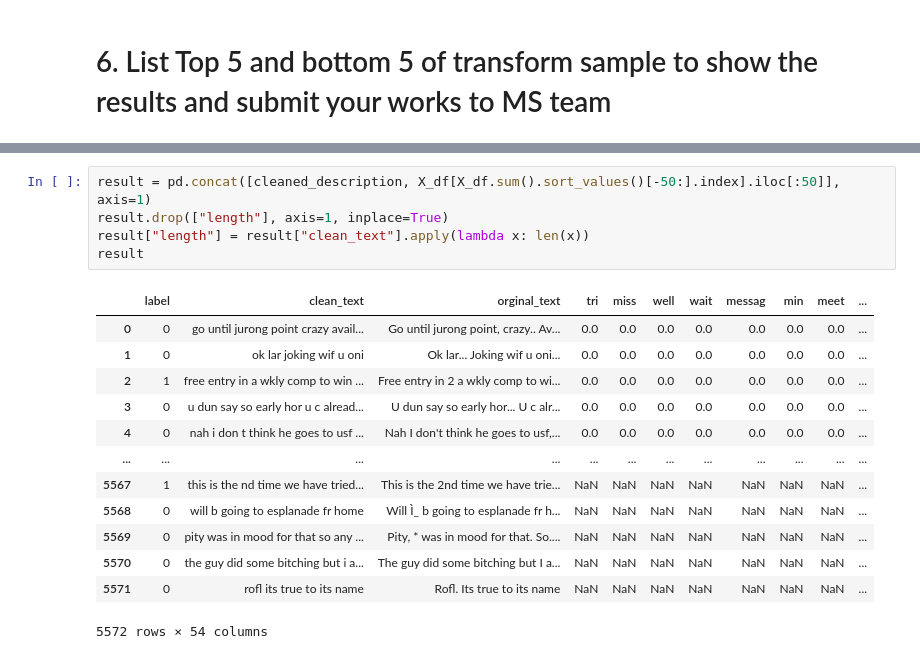
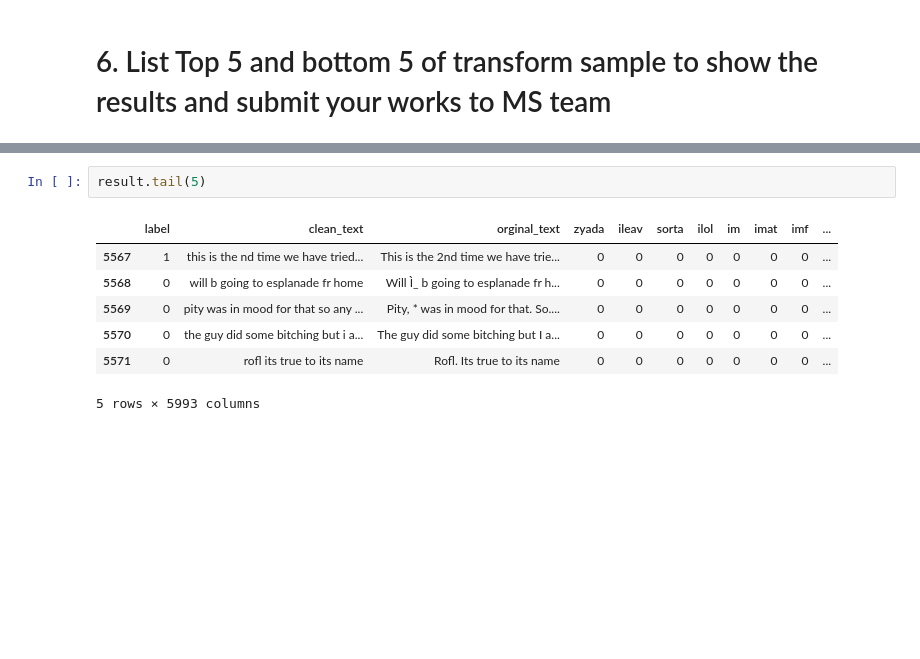
Before and after one commit to DeitYzS/NLP-Workshop-2, a Jupyter notebook: main.ipynb, the cells around one changed output, grey strips where cells are left out. Saved outputs shown, nothing was run; the diff lists cells and outputs as text; blank space fills up the shorter version.

```diff
--- a/main.ipynb
+++ b/main.ipynb
@@ -195,19 +175,10 @@ rslt.head(5)
-# %%
-result = pd.concat([cleaned_description, X_df[X_df.sum().sort_values()[-50:].index].iloc[:50]], axis=1)
-result.drop(["length"], axis=1, inplace=True)
-result["length"] = result["clean_text"].apply(lambda x: len(x))
-result
-# %% [output]
-|  | label | clean_text | orginal_text | tri | miss | well | wait | messag | min | meet | ... |
-| 0 | 0 | go until jurong point crazy avail... | Go until jurong point, crazy.. Av... | 0.0 | 0.0 | 0.0 | 0.0 | 0.0 | 0.0 | 0.0 | ... |
-| 1 | 0 | ok lar joking wif u oni | Ok lar... Joking wif u oni... | 0.0 | 0.0 | 0.0 | 0.0 | 0.0 | 0.0 | 0.0 | ... |
-| 2 | 1 | free entry in a wkly comp to win ... | Free entry in 2 a wkly comp to wi... | 0.0 | 0.0 | 0.0 | 0.0 | 0.0 | 0.0 | 0.0 | ... |
-| 3 | 0 | u dun say so early hor u c alread... | U dun say so early hor... U c alr... | 0.0 | 0.0 | 0.0 | 0.0 | 0.0 | 0.0 | 0.0 | ... |
-| 4 | 0 | nah i don t think he goes to usf ... | Nah I don't think he goes to usf,... | 0.0 | 0.0 | 0.0 | 0.0 | 0.0 | 0.0 | 0.0 | ... |
-| ... | ... | ... | ... | ... | ... | ... | ... | ... | ... | ... | ... |
-| 5567 | 1 | this is the nd time we have tried... | This is the 2nd time we have trie... | NaN | NaN | NaN | NaN | NaN | NaN | NaN | ... |
-| 5568 | 0 | will b going to esplanade fr home | Will Ì_ b going to esplanade fr h... | NaN | NaN | NaN | NaN | NaN | NaN | NaN | ... |
-| 5569 | 0 | pity was in mood for that so any ... | Pity, * was in mood for that. So.... | NaN | NaN | NaN | NaN | NaN | NaN | NaN | ... |
-| 5570 | 0 | the guy did some bitching but i a... | The guy did some bitching but I a... | NaN | NaN | NaN | NaN | NaN | NaN | NaN | ... |
-| 5571 | 0 | rofl its true to its name | Rofl. Its true to its name | NaN | NaN | NaN | NaN | NaN | NaN | NaN | ... |
-5572 rows × 54 columns
+# %%
+result.tail(5)
+# %% [output]
+|  | label | clean_text | orginal_text | zyada | ileav | sorta | ilol | im | imat | imf | ... |
+| 5567 | 1 | this is the nd time we have tried... | This is the 2nd time we have trie... | 0 | 0 | 0 | 0 | 0 | 0 | 0 | ... |
+| 5568 | 0 | will b going to esplanade fr home | Will Ì_ b going to esplanade fr h... | 0 | 0 | 0 | 0 | 0 | 0 | 0 | ... |
+| 5569 | 0 | pity was in mood for that so any ... | Pity, * was in mood for that. So.... | 0 | 0 | 0 | 0 | 0 | 0 | 0 | ... |
+| 5570 | 0 | the guy did some bitching but i a... | The guy did some bitching but I a... | 0 | 0 | 0 | 0 | 0 | 0 | 0 | ... |
+| 5571 | 0 | rofl its true to its name | Rofl. Its true to its name | 0 | 0 | 0 | 0 | 0 | 0 | 0 | ... |
+5 rows × 5993 columns
```
Also changed, not shown: parts of 8 cells of this notebook.
